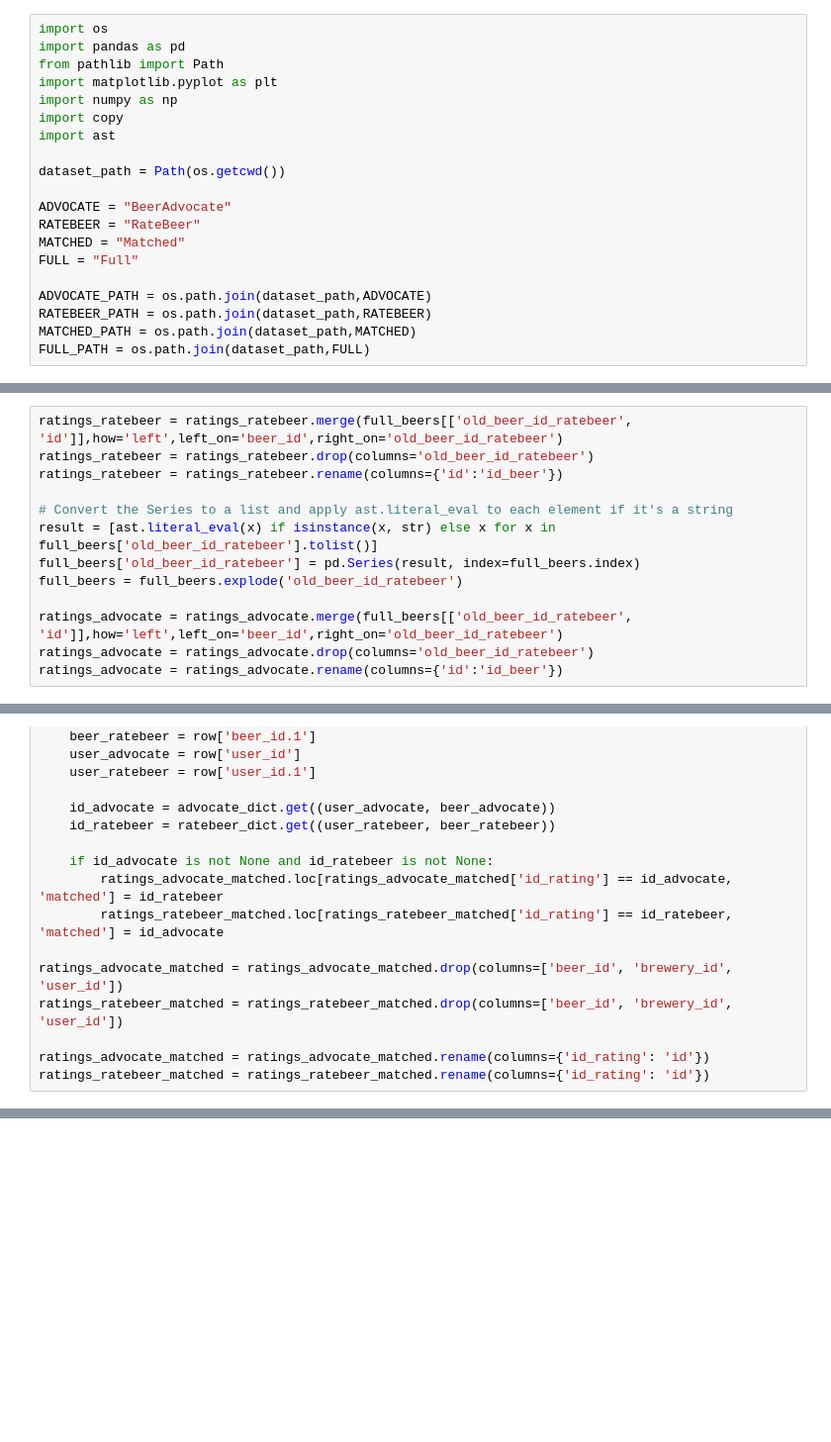
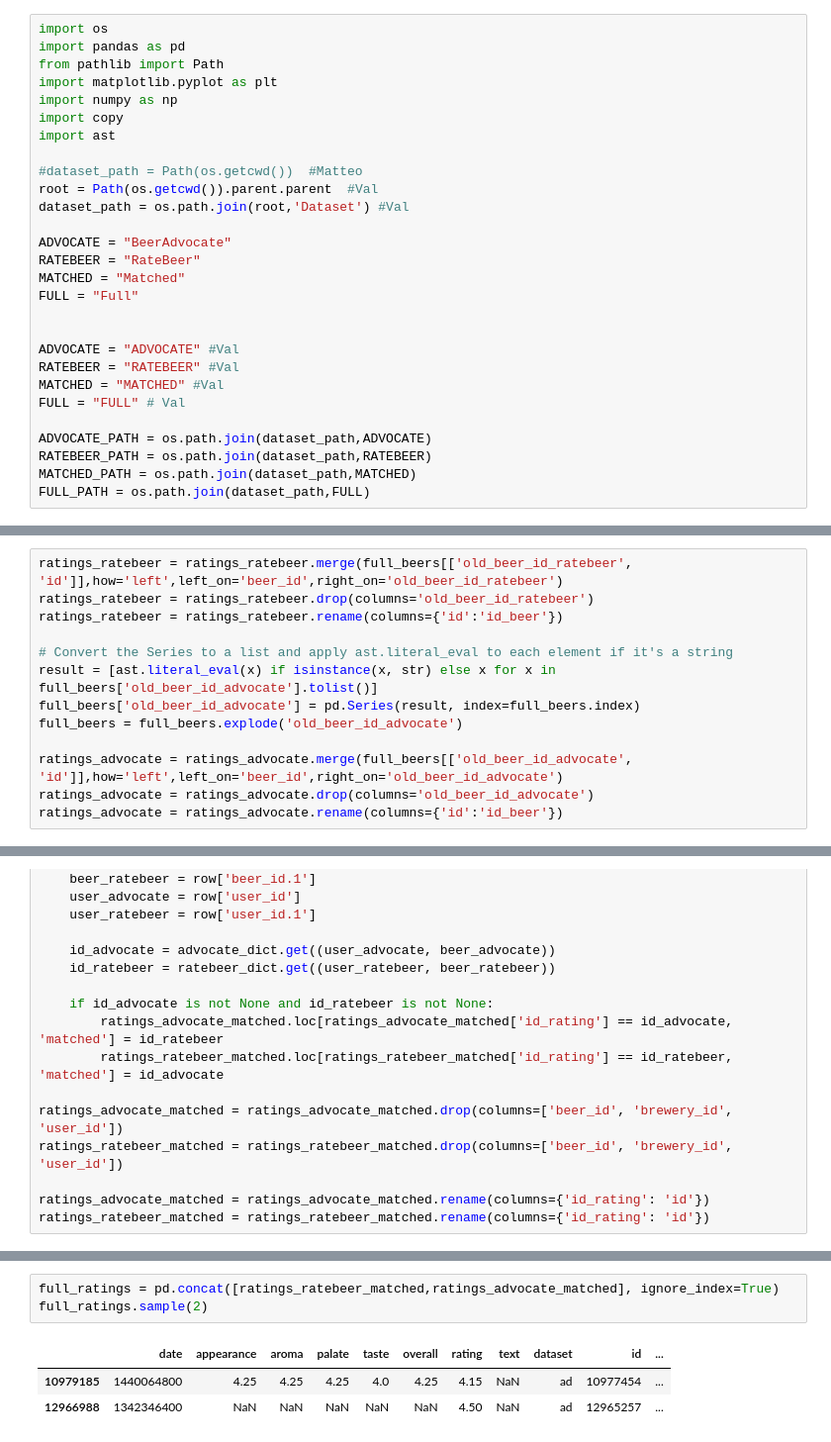
Before and after one commit to epfl-ada/ada-2024-project-abracadabra, a Jupyter notebook: data/1dataset_matt.ipynb, the cells around one changed output, grey strips where cells are left out. Shown at 99% size. Cells and saved outputs as stored; diff of their text form; blank space fills up the shorter version.

```diff
--- a/data/1dataset_matt.ipynb
+++ b/data/1dataset_matt.ipynb
@@ -586,13 +585,21 @@ import numpy as np
 import copy
 import ast
 
-dataset_path = Path(os.getcwd())
+#dataset_path = Path(os.getcwd())  #Matteo
+root = Path(os.getcwd()).parent.parent  #Val
+dataset_path = os.path.join(root,'Dataset') #Val
 
 ADVOCATE = "BeerAdvocate"
 RATEBEER = "RateBeer"
 MATCHED = "Matched"
 FULL = "Full"
 
+
+ADVOCATE = "ADVOCATE" #Val
+RATEBEER = "RATEBEER" #Val
+MATCHED = "MATCHED" #Val
+FULL = "FULL" # Val
+
 ADVOCATE_PATH = os.path.join(dataset_path,ADVOCATE)
 RATEBEER_PATH = os.path.join(dataset_path,RATEBEER)
 MATCHED_PATH = os.path.join(dataset_path,MATCHED)
@@ -667,12 +674,12 @@ ratings_ratebeer = ratings_ratebeer.drop(columns='old_beer_id_ratebeer')
 ratings_ratebeer = ratings_ratebeer.rename(columns={'id':'id_beer'})
 
 # Convert the Series to a list and apply ast.literal_eval to each element if it's a string
-result = [ast.literal_eval(x) if isinstance(x, str) else x for x in full_beers['old_beer_id_ratebeer'].tolist()]
-full_beers['old_beer_id_ratebeer'] = pd.Series(result, index=full_beers.index)
-full_beers = full_beers.explode('old_beer_id_ratebeer')
+result = [ast.literal_eval(x) if isinstance(x, str) else x for x in full_beers['old_beer_id_advocate'].tolist()]
+full_beers['old_beer_id_advocate'] = pd.Series(result, index=full_beers.index)
+full_beers = full_beers.explode('old_beer_id_advocate')
 
-ratings_advocate = ratings_advocate.merge(full_beers[['old_beer_id_ratebeer', 'id']],how='left',left_on='beer_id',right_on='old_beer_id_ratebeer')
-ratings_advocate = ratings_advocate.drop(columns='old_beer_id_ratebeer')
+ratings_advocate = ratings_advocate.merge(full_beers[['old_beer_id_advocate', 'id']],how='left',left_on='beer_id',right_on='old_beer_id_advocate')
+ratings_advocate = ratings_advocate.drop(columns='old_beer_id_advocate')
 ratings_advocate = ratings_advocate.rename(columns={'id':'id_beer'})
 # %% [markdown]
 Find the matched commentss
@@ -746,0 +773,7 @@ display(ratings_ratebeer_matched[ratings_ratebeer_matched['id']==3169])
+# %%
+full_ratings = pd.concat([ratings_ratebeer_matched,ratings_advocate_matched], ignore_index=True)
+full_ratings.sample(2)
+# %% [output]
+|  | date | appearance | aroma | palate | taste | overall | rating | text | dataset | id | ... |
+| 10979185 | 1440064800 | 4.25 | 4.25 | 4.25 | 4.0 | 4.25 | 4.15 | NaN | ad | 10977454 | ... |
+| 12966988 | 1342346400 | NaN | NaN | NaN | NaN | NaN | 4.50 | NaN | ad | 12965257 | ... |
```
Also changed, not shown: parts of 27 cells of this notebook.
